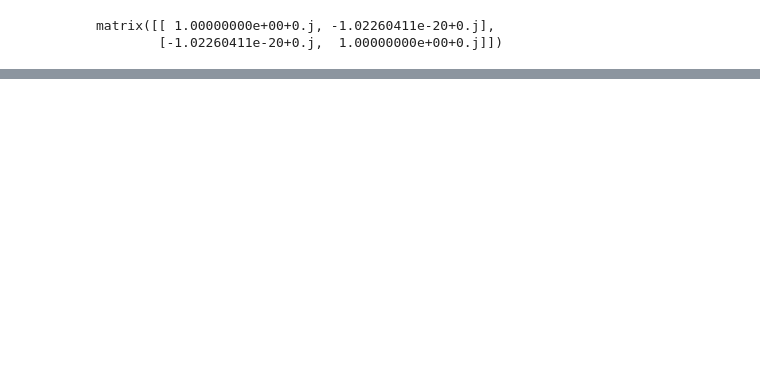
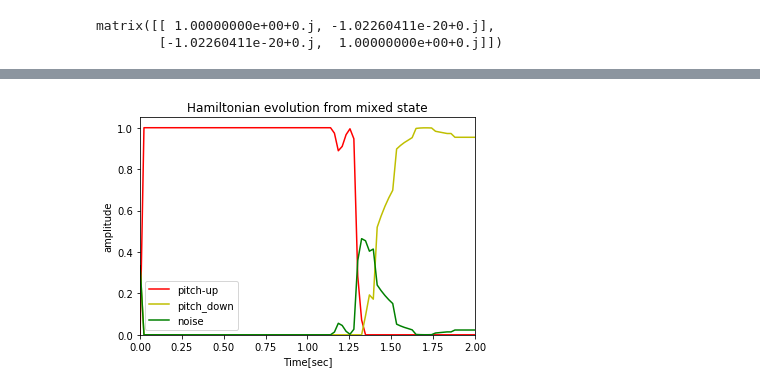
Before and after one commit to d-rocchesso/QVTS, a Jupyter notebook: QVTS.ipynb, the cells around one changed output, grey strips where cells are left out. Saved outputs shown, nothing was run; the diff lists cells and outputs as text; code cells hidden in the pictures; blank space fills up the shorter version.

Commit message:
mixed evolution and cleanup

```diff
--- a/QVTS.ipynb
+++ b/QVTS.ipynb
@@ -714,0 +702,43 @@ savefig('evolutionUpTrace.pdf')
+# %%
+threshold = 0.7 # PARAMETER (pitchiness threshold)
+hopCollapse = 5 # PARAMETER (decimation of collapses)
+pi_up = [[1, 0], [0, 0]]
+pi_down = [[0, 0], [0, 1]]
+amplitude_up = zeros(size(n_z))
+amplitude_down = zeros(size(n_z))
+amplitude_noise = zeros(size(n_z))
+sbuffi1 = zeros(size(n_z))
+sbuffi2 = zeros(size(n_z))
+for t in range(size(totalFreqs1)):
+    p_up = abs((rhoT[:,:,t] * pi_up).trace())
+    p_down = abs((rhoT[:,:,t] * pi_down).trace())
+    amplitude_noise[t] = min(p_up, p_down)
+    amplitude_up[t] = p_up - amplitude_noise[t]
+    amplitude_down[t] = p_down - amplitude_noise[t]
+    cstate = np.random.choice(np.arange(0, 2), p=[p_up, p_down])
+    if (cstate == 0):
+        if (t%hopCollapse == 0):
+            rhoT[:,:,t] = pi_up * rhoT[:,:,t] * pi_up / (rhoT[:,:,t] * pi_up).trace()
+    else:
+        if (t%hopCollapse == 0):
+            rhoT[:,:,t] = pi_down * rhoT[:,:,t] * pi_down / (rhoT[:,:,t] * pi_down).trace()
+    # recompute future from time t onward
+    if (t%hopCollapse == 0):
+        intHc = np.cumsum(H, axis=2)
+        Uc = intHc                   # compute the unitary operator U
+        for tt in range(t,size(n_z)):
+            Uc[:,:,tt] = linalg.expm(-(1j)*intHc[:,:,tt])
+            rhoT[:,:,tt] = (np.matrix(Uc[:,:,tt])).getH() * rhoT[:,:,t] * Uc[:,:,tt]
+# %%
+plt.figure(4)
+plt.title('Hamiltonian evolution from mixed state')
+plot(frmTime, amplitude_up, color='r', linewidth=1.5)
+plot(frmTime, amplitude_down, color='y', linewidth=1.5)
+plot(frmTime, amplitude_noise, color='g', linewidth=1.5)
+legend(["pitch-up", "pitch_down", "noise"])
+plt.axis([0, x.size/float(fs), 0, 1.05])
+plt.ylabel('amplitude')
+plt.xlabel('Time[sec]')
+savefig('evolutionMixed.pdf')
+# %% [output]
+[figure, added]
```
Also changed, not shown: parts of 31 cells of this notebook, 11 other files.
